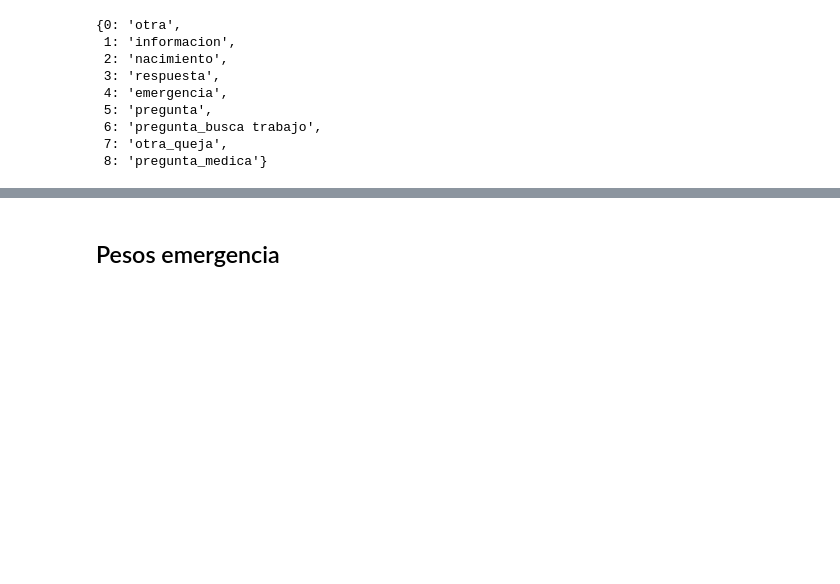
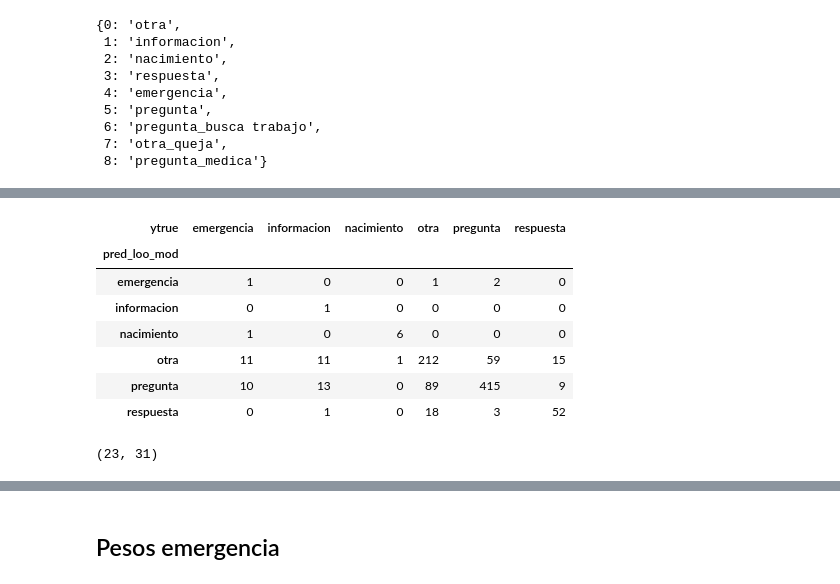
Before and after one commit to opintel/mi-salud, a Jupyter notebook: pipeline_modelo_2.ipynb, the cells around one changed output, grey strips where cells are left out. Cells and saved outputs as stored; diff of their text form; code cells hidden in the pictures; blank space fills up the shorter version.

```diff
--- a/pipeline_modelo_2.ipynb
+++ b/pipeline_modelo_2.ipynb
@@ -1098,0 +1262,15 @@ label_map
+# %%
+loo_predict_proba.columns=[    'id_contacto', 'flujo_penultimo',    'flujo_ultimo',
+           'delta_horas',     'hora_ultimo',             'urn',
+       'nombre_contacto',          'listas',              'cc',
+                'result',           'texto',      'texto_proc',
+                    'wc',       'categ_opi',     'categ_final',
+       'n_interrogacion',              'es', 'texto_proc_stem',
+                  'sent',                 'pred_loo',                 0,
+                       1,                 2,                 3,
+                       4,                 5,                 6,
+                       7,                 8]
+# %%
+eval_target=pd.DataFrame(x_target, columns=['categ_opi'])
+# %%
+eval_target.columns=['ytrue']
@@ -1098,0 +1298,49 @@ label_map
+# %%
+eval_target=eval_target.assign(ytrue=np.where(eval_target.ytrue=='otra_queja',
+                                                                 'otra',
+                                                                 eval_target.ytrue))
+eval_target=eval_target.assign(ytrue=np.where(eval_target.ytrue=='pregunta_busca trabajo',
+                                                                 'pregunta',
+                                                                 eval_target.ytrue))
+eval_target=eval_target.assign(ytrue=np.where(eval_target.ytrue=='pregunta_medica',
+                                                                 'pregunta',
+                                                                 eval_target.ytrue))
+
+loo_predict_proba['pred_loo_mod']=loo_predict_proba['pred_loo']
+
+loo_predict_proba=loo_predict_proba.assign(pred_loo_mod=np.where(loo_predict_proba.pred_loo_mod=='otra_queja',
+                                                                 'otra',
+                                                                 loo_predict_proba.pred_loo_mod))
+loo_predict_proba=loo_predict_proba.assign(pred_loo_mod=np.where(loo_predict_proba.pred_loo_mod=='pregunta_busca trabajo',
+                                                                 'pregunta',
+                                                                 loo_predict_proba.pred_loo_mod))
+loo_predict_proba=loo_predict_proba.assign(pred_loo_mod=np.where(loo_predict_proba.pred_loo_mod=='pregunta_medica',
+                                                                 'pregunta',
+                                                                 loo_predict_proba.pred_loo_mod))
+
+loo_predict_proba['categ_opi_mod']=loo_predict_proba['categ_opi']
+
+loo_predict_proba=loo_predict_proba.assign(categ_opi_mod=np.where(loo_predict_proba.categ_opi_mod=='otra_queja',
+                                                                 'otra',
+                                                                 loo_predict_proba.categ_opi_mod))
+loo_predict_proba=loo_predict_proba.assign(categ_opi_mod=np.where(loo_predict_proba.categ_opi_mod=='pregunta_busca trabajo',
+                                                                 'pregunta',
+                                                                 loo_predict_proba.categ_opi_mod))
+loo_predict_proba=loo_predict_proba.assign(categ_opi_mod=np.where(loo_predict_proba.categ_opi_mod=='pregunta_medica',
+                                                                 'pregunta',
+                                                                 loo_predict_proba.categ_opi_mod))
+
+pd.crosstab(loo_predict_proba['pred_loo_mod'], eval_target.ytrue)
+# %% [output]
+| ytrue | emergencia | informacion | nacimiento | otra | pregunta | respuesta |
+| pred_loo_mod |  |  |  |  |  |  |
+| emergencia | 1 | 0 | 0 | 1 | 2 | 0 |
+| informacion | 0 | 1 | 0 | 0 | 0 | 0 |
+| nacimiento | 1 | 0 | 6 | 0 | 0 | 0 |
+| otra | 11 | 11 | 1 | 212 | 59 | 15 |
+| pregunta | 10 | 13 | 0 | 89 | 415 | 9 |
+| respuesta | 0 | 1 | 0 | 18 | 3 | 52 |
+# %%
+loo_predict_proba.loc[loo_predict_proba.categ_opi=='emergencia'].shape
+# %% [output]
+(23, 31)
```
Also changed, not shown: parts of 38 cells of this notebook, 1 other file.
